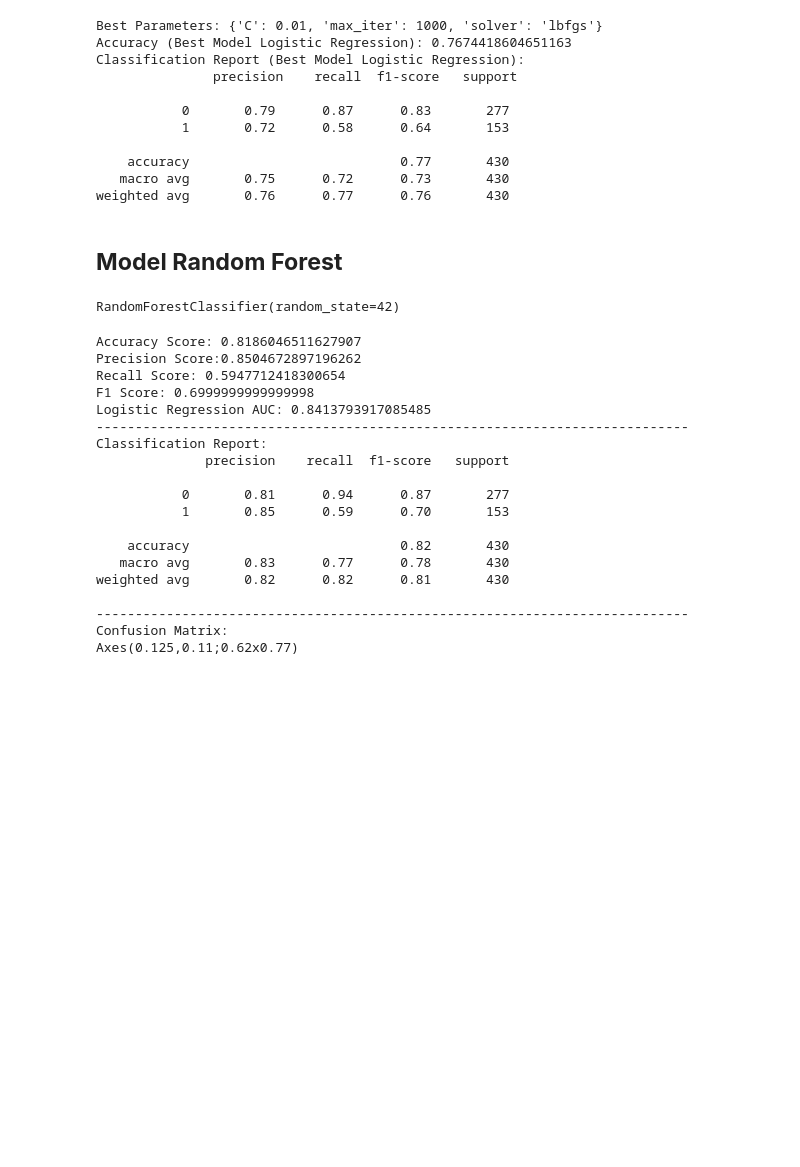
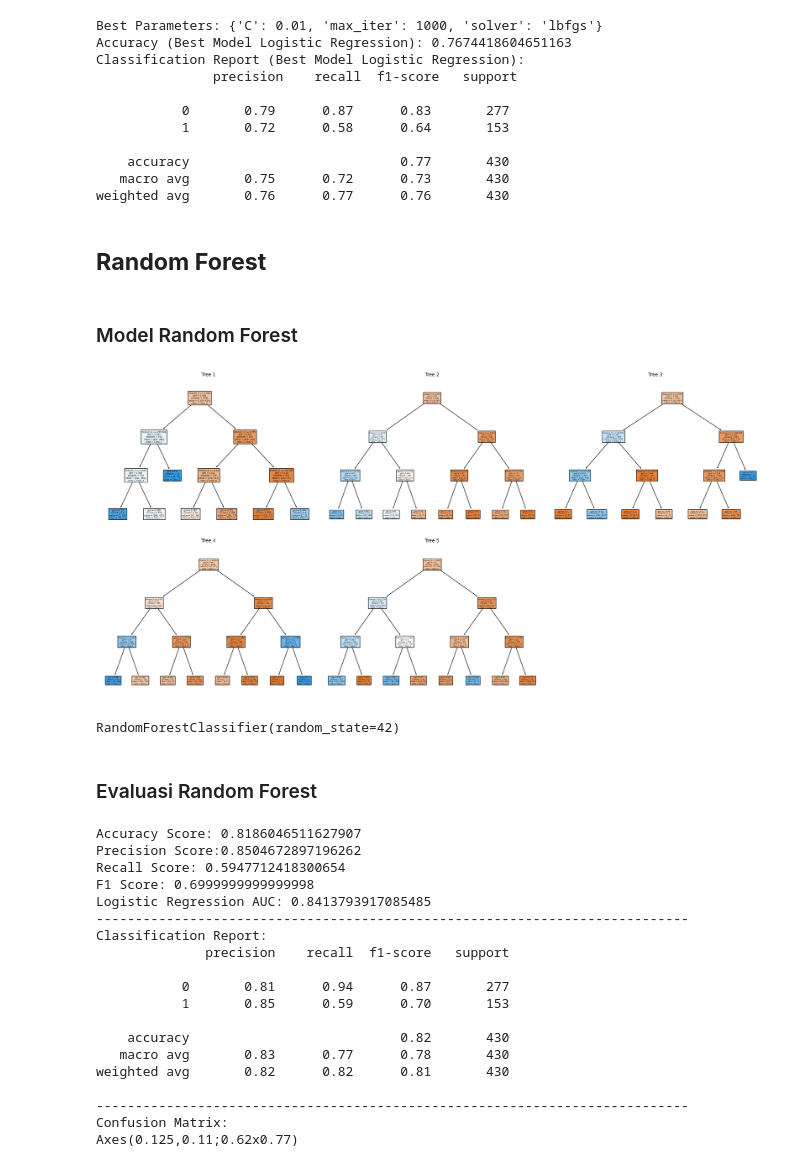
Before and after one commit to Rachman430/PJBL_Analisis-Data-Eksploratif, a Jupyter notebook: PJBL EDA.ipynb, the cells around one changed output. Cells and saved outputs as stored; diff of their text form; code cells hidden in the pictures; blank space fills up the shorter version.

```diff
--- a/PJBL EDA.ipynb
+++ b/PJBL EDA.ipynb
@@ -232,13 +266,44 @@ Classification Report (Best Model Logistic Regression):
    macro avg       0.75      0.72      0.73       430
 weighted avg       0.76      0.77      0.76       430
 # %% [markdown]
-## **Model Random Forest**
+## **Random Forest**
+# %% [markdown]
+### Model Random Forest
+# %%
+# Visualisasi dalam grid layout (2x3 untuk 6 pohon)
+n_trees = len(rf_model.estimators_)  # Ambil jumlah pohon
+n_rows = 2  # Jumlah baris dalam grid
+n_cols = 3  # Jumlah kolom dalam grid
+
+fig, axes = plt.subplots(n_rows, n_cols, figsize=(20, 10))  # Ukuran grid
+axes = axes.flatten()  # Ratakan array axes untuk iterasi
+
+for i, tree in enumerate(rf_model.estimators_):
+    plot_tree(
+        tree,
+        feature_names=[f'Feature_{j}' for j in range(X.shape[1])],  # Nama fitur
+        class_names=['Class_0', 'Class_1'],  # Nama kelas
+        filled=True,
+        ax=axes[i]  # Subplot untuk masing-masing pohon
+    )
+    axes[i].set_title(f'Tree {i+1}', fontsize=10)  # Judul tiap pohon
+
+# Hapus subplot kosong (jika jumlah pohon < jumlah grid)
+for j in range(i+1, len(axes)):
+    fig.delaxes(axes[j])
+
+plt.tight_layout()
+plt.show()
+# %% [output]
+[figure, added]
 # %%
 # Buat model Random Forest
 rf_model = RandomForestClassifier(random_state=42)
 rf_model.fit(X_train, y_train)
 # %% [output]
 RandomForestClassifier(random_state=42)
+# %% [markdown]
+### Evaluasi Random Forest
 # %%
 # Evaluasi Random Forest
 y_pred_rf = rf_model.predict(X_test)
```
Also changed, not shown: parts of 13 cells of this notebook.
